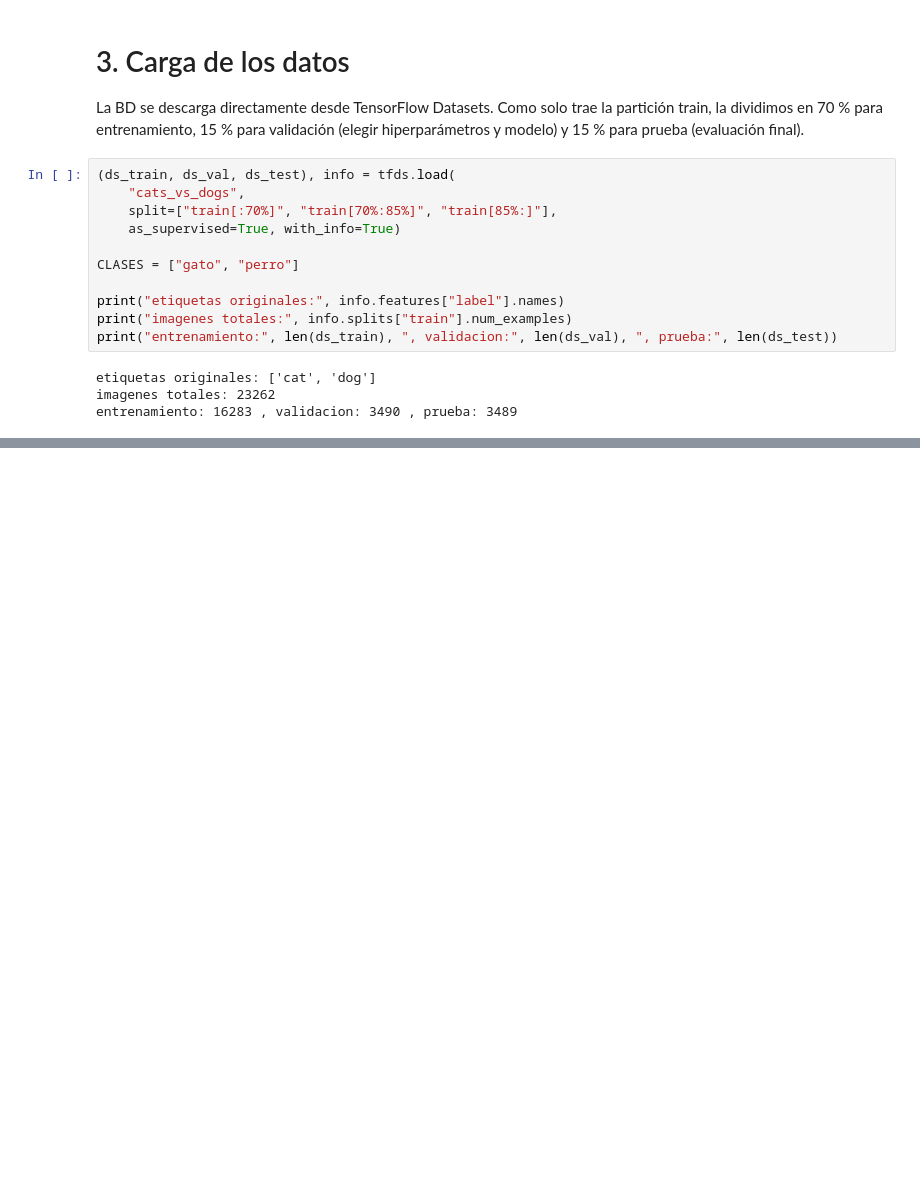
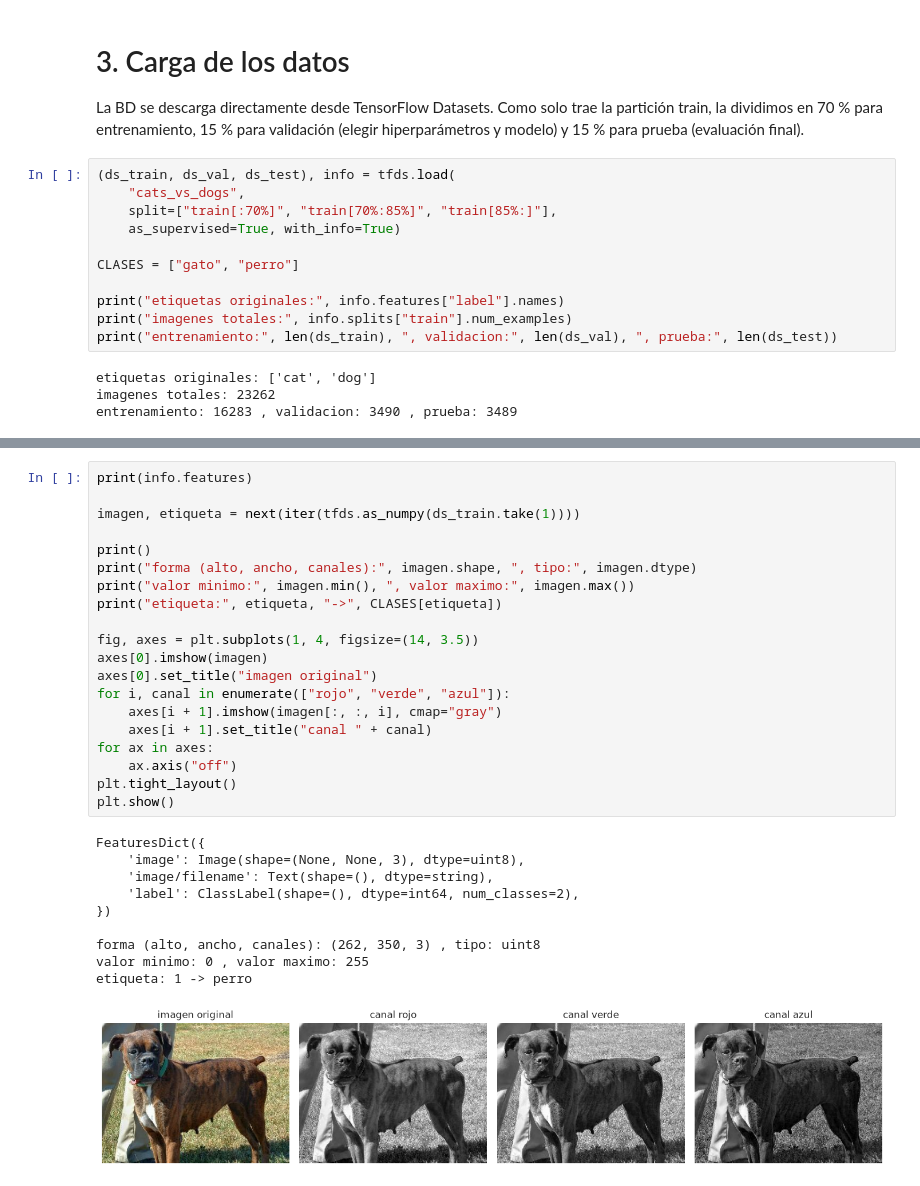
Before and after one commit to SebaScript/proyecto-2-IA-Vision-Artificial, a Jupyter notebook: Proyecto_Vision_Cats_vs_Dogs.ipynb, the cells around one changed output, grey strips where cells are left out. Saved outputs shown, nothing was run; the diff lists cells and outputs as text; blank space fills up the shorter version.

Commit message:
EDA: estructura de una imagen y ejemplos de cada clase

```diff
--- a/Proyecto_Vision_Cats_vs_Dogs.ipynb
+++ b/Proyecto_Vision_Cats_vs_Dogs.ipynb
@@ -83,0 +88,31 @@ entrenamiento: 16283 , validacion: 3490 , prueba: 3489
+# %%
+print(info.features)
+
+imagen, etiqueta = next(iter(tfds.as_numpy(ds_train.take(1))))
+
+print()
+print("forma (alto, ancho, canales):", imagen.shape, ", tipo:", imagen.dtype)
+print("valor minimo:", imagen.min(), ", valor maximo:", imagen.max())
+print("etiqueta:", etiqueta, "->", CLASES[etiqueta])
+
+fig, axes = plt.subplots(1, 4, figsize=(14, 3.5))
+axes[0].imshow(imagen)
+axes[0].set_title("imagen original")
+for i, canal in enumerate(["rojo", "verde", "azul"]):
+    axes[i + 1].imshow(imagen[:, :, i], cmap="gray")
+    axes[i + 1].set_title("canal " + canal)
+for ax in axes:
+    ax.axis("off")
+plt.tight_layout()
+plt.show()
+# %% [output]
+FeaturesDict({
+    'image': Image(shape=(None, None, 3), dtype=uint8),
+    'image/filename': Text(shape=(), dtype=string),
+    'label': ClassLabel(shape=(), dtype=int64, num_classes=2),
+})
+
+forma (alto, ancho, canales): (262, 350, 3) , tipo: uint8
+valor minimo: 0 , valor maximo: 255
+etiqueta: 1 -> perro
+[figure, added]
```
Also changed, not shown: parts of 3 cells of this notebook.
